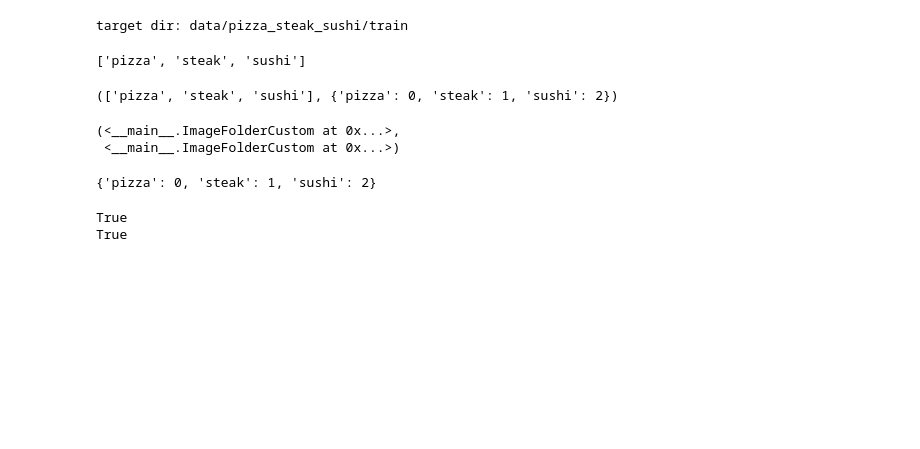
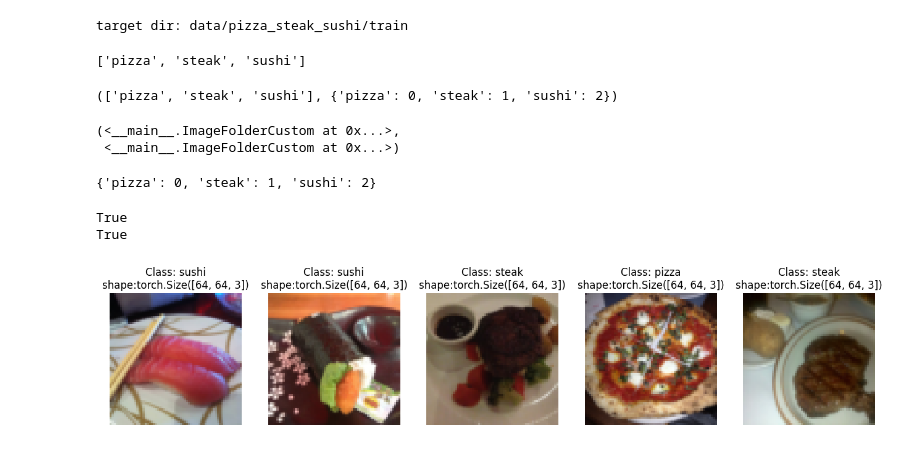
Before and after one commit to ayda76/DeepLearningPytorch, a Jupyter notebook: Food Recognition/FoodRecognition.ipynb, the cells around one changed output. Saved outputs shown, nothing was run; the diff lists cells and outputs as text; code cells hidden in the pictures; blank space fills up the shorter version.

Commit message:
added display function

```diff
--- a/Food Recognition/FoodRecognition.ipynb
+++ b/Food Recognition/FoodRecognition.ipynb
@@ -442,0 +486,8 @@ True
+# %%
+#display random images form the imagefolder
+display_random_images(train_data,
+                      n=5,
+                      classes=class_names,
+                      seed=None)
+# %% [output]
+[figure, added]
```
Also changed, not shown: parts of 10 cells of this notebook.
